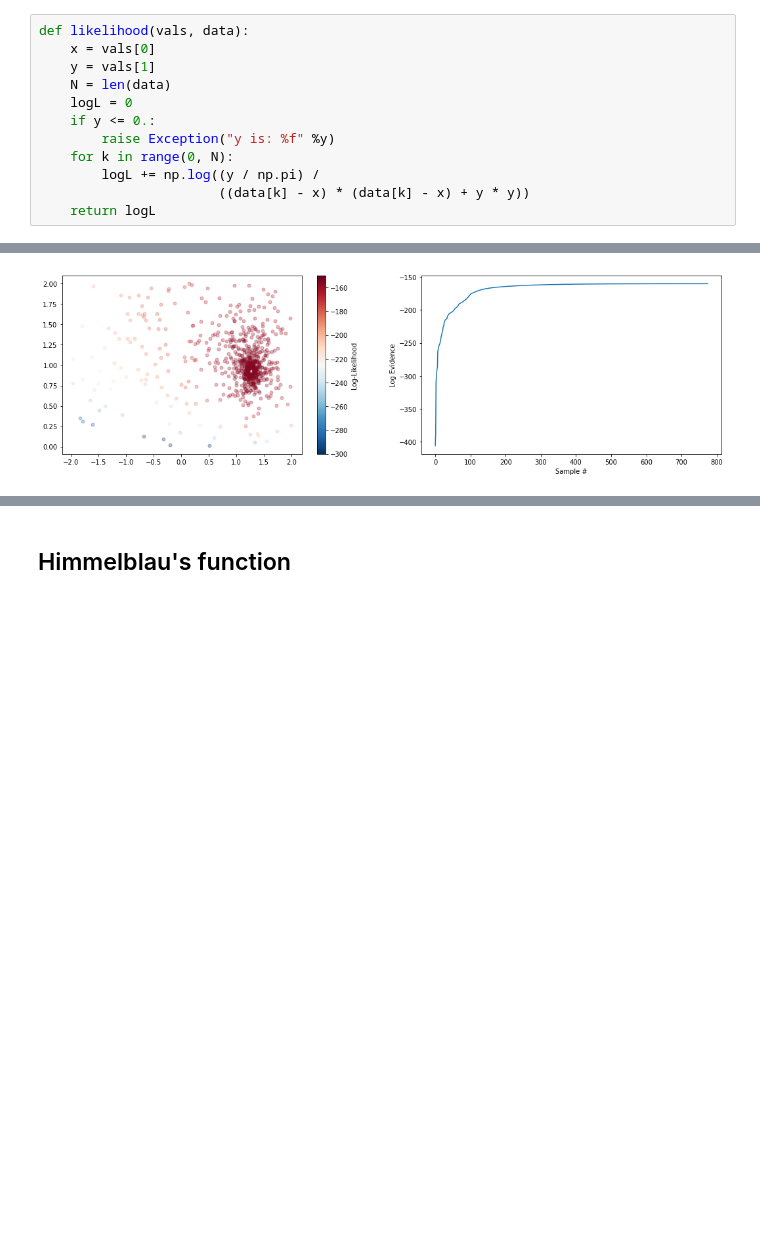
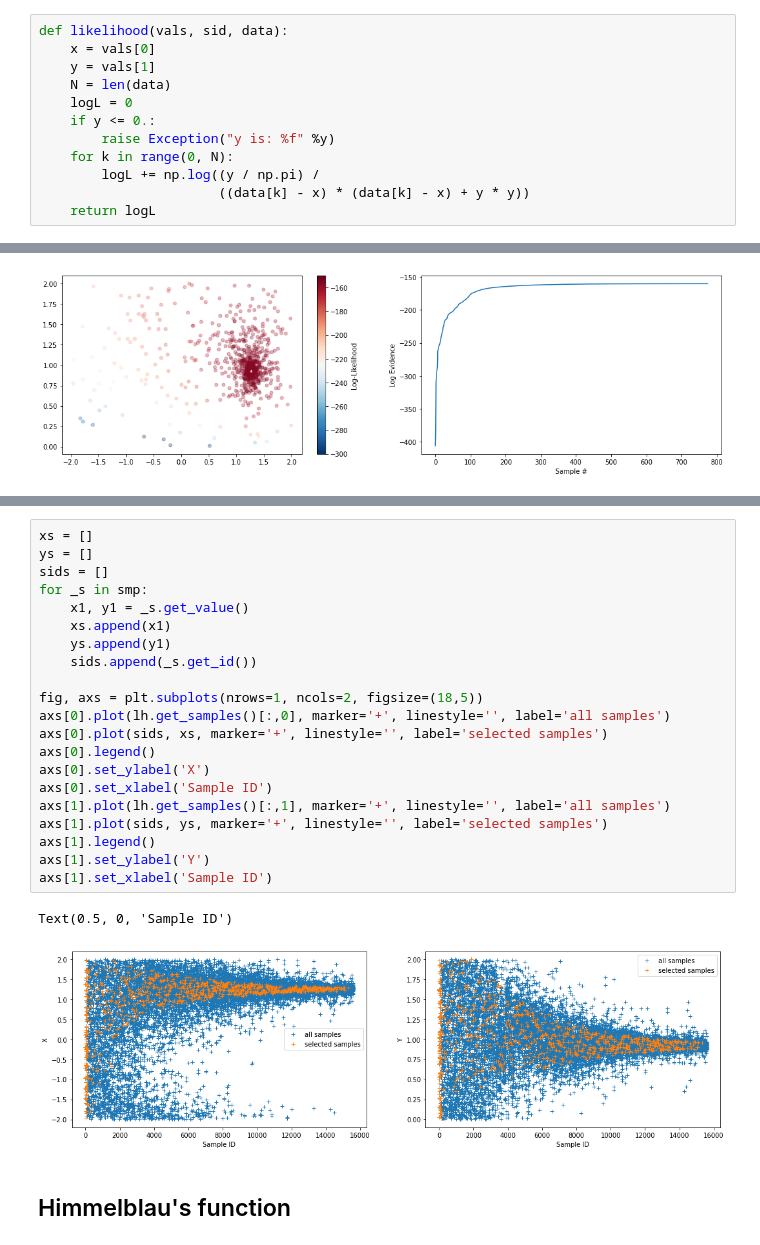
Before and after one commit to yannikbehr/nsampling, a Jupyter notebook: examples/ns.ipynb, the cells around one changed output, grey strips where cells are left out. Saved outputs shown, nothing was run; the diff lists cells and outputs as text; blank space fills up the shorter version.

```diff
--- a/examples/ns.ipynb
+++ b/examples/ns.ipynb
@@ -15,7 +15,7 @@ data = [4.73, 0.45, -1.73, 1.09, 2.19, 0.12,
         16.19, 2.75, -2.38, -1.79, 6.50, -18.53, 0.72, 0.94, 3.64,
         1.94, -0.11, 1.57, 0.57]
 # %%
-def likelihood(vals, data):
+def likelihood(vals, sid, data):
     x = vals[0]
     y = vals[1]
     N = len(data)
@@ -69,3 +102,27 @@ Text(0.5, 0, 'Sample #')
+# %%
+xs = []
+ys = []
+sids = []
+for _s in smp:
+    x1, y1 = _s.get_value()
+    xs.append(x1)
+    ys.append(y1)
+    sids.append(_s.get_id())
+
+fig, axs = plt.subplots(nrows=1, ncols=2, figsize=(18,5))
+axs[0].plot(lh.get_samples()[:,0], marker='+', linestyle='', label='all samples')
+axs[0].plot(sids, xs, marker='+', linestyle='', label='selected samples')
+axs[0].legend()
+axs[0].set_ylabel('X')
+axs[0].set_xlabel('Sample ID')
+axs[1].plot(lh.get_samples()[:,1], marker='+', linestyle='', label='all samples')
+axs[1].plot(sids, ys, marker='+', linestyle='', label='selected samples')
+axs[1].legend()
+axs[1].set_ylabel('Y')
+axs[1].set_xlabel('Sample ID')
+# %% [output]
+Text(0.5, 0, 'Sample ID')
+[figure, added]
 # %% [markdown]
 ## Himmelblau's function
 # %%
```
Also changed, not shown: parts of 7 cells of this notebook, 4 other files.
